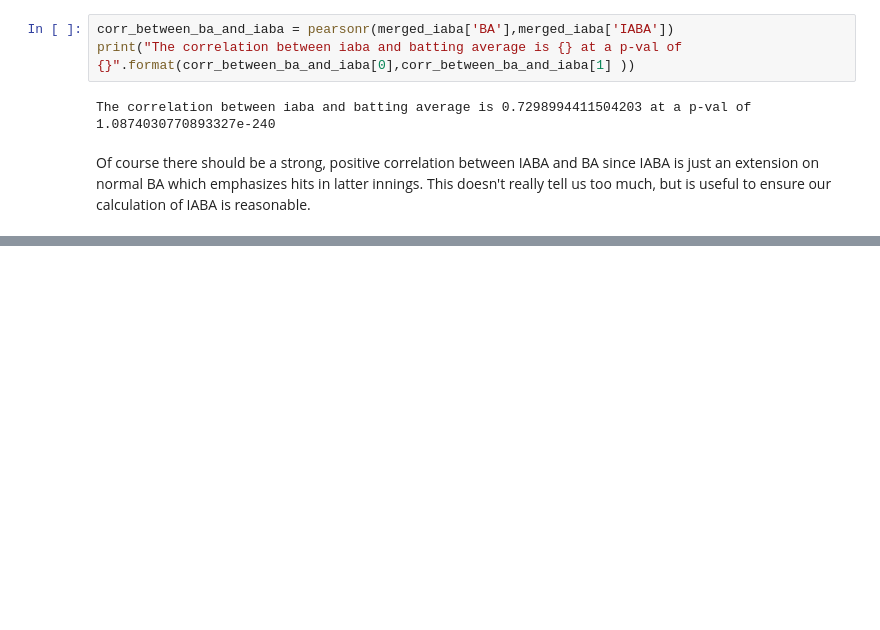
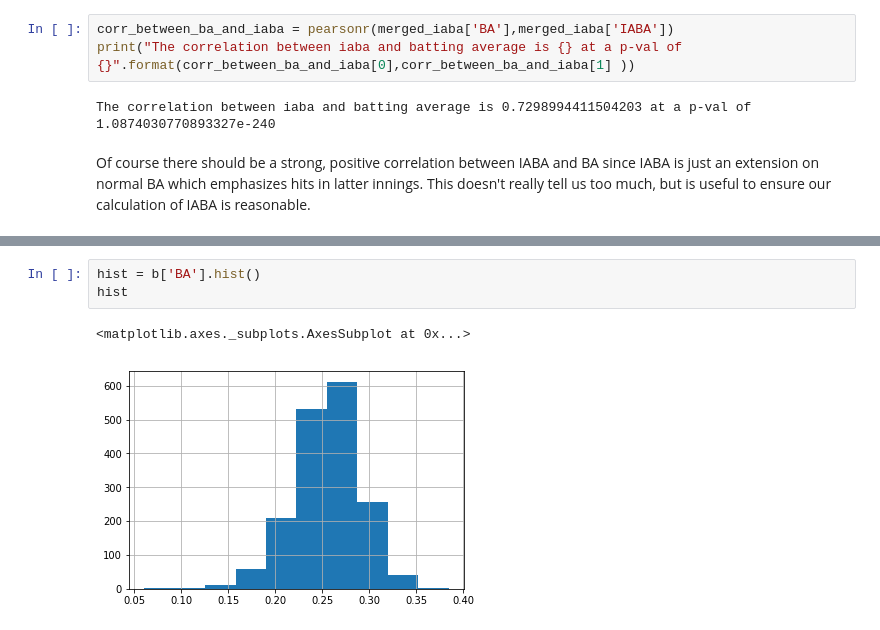
Before and after one commit to Amogh100/SabermetricsFinalProject, a Jupyter notebook: final_project_data.ipynb, the cells around one changed output, grey strips where cells are left out. Drawn from its saved outputs; the diff is of its cells as text; blank space fills up the shorter version.

```diff
--- a/final_project_data.ipynb
+++ b/final_project_data.ipynb
@@ -340,0 +369,6 @@ Of course there should be a strong, positive correlation between IABA and BA sin
+# %%
+hist = b['BA'].hist()
+hist
+# %% [output]
+<matplotlib.axes._subplots.AxesSubplot at 0x...>
+[figure, added]
```
Also changed, not shown: parts of 4 cells of this notebook, 2 other files.
